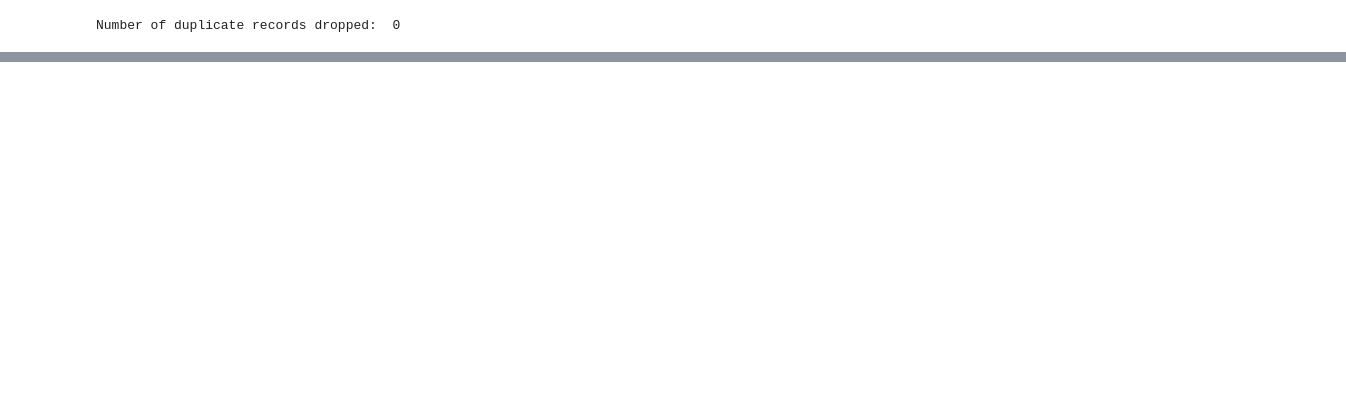
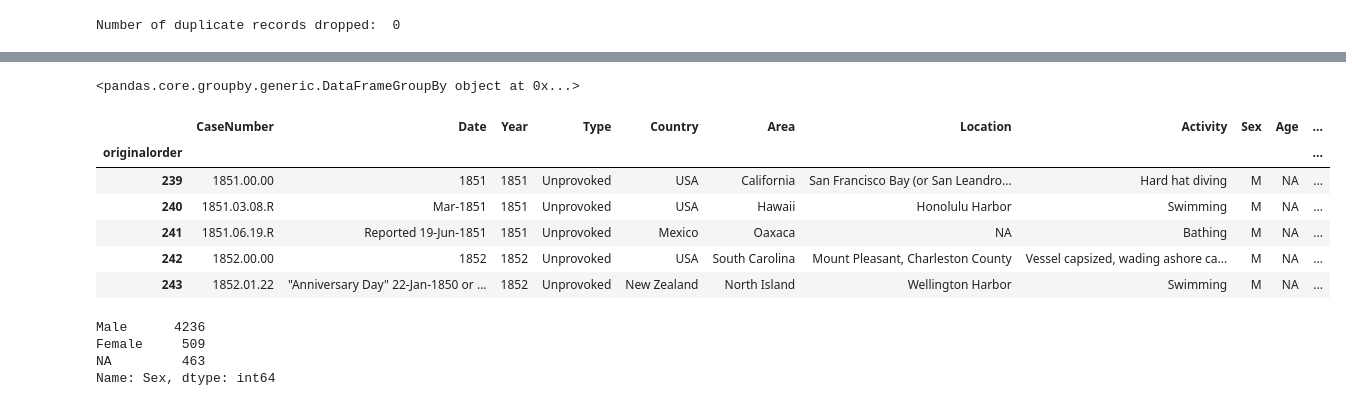
Before and after one commit to Brunadiasmiguel/Shark_attack_data_cleaning, a Jupyter notebook: data-wrangling.ipynb, the cells around one changed output, grey strips where cells are left out. Cells and saved outputs as stored; diff of their text form; code cells hidden in the pictures; blank space fills up the shorter version.

```diff
--- a/data-wrangling.ipynb
+++ b/data-wrangling.ipynb
@@ -299,8 +260,9 @@ Name: Area, Length: 786, dtype: int64
 # %%
-#Group Area with similar words
+#Group Area with similar keywords, in this case found a pattern with Hawaii
 
-csharks.loc[csharks['Area'].str.contains(r'Hawaii')]="Hawaii"
+csharks['Area'][csharks.Area.str.contains(r'Hawaii')] = 'Hawaii'
 
+#To confirm that Hawaii count equals the number of Area names containing Hawaii
 
-csharks
+csharks.Area.value_counts()
 # %% [output]
@@ -335,0 +321,16 @@ Name: Area, Length: 781, dtype: int64
+# %%
+#organise countries
+
+csharks.Country = (csharks.Country
+                            .str.replace('?', '')
+                            .str.replace('&', 'and')
+                            .str.lower()
+                            .str.title()
+                            .str.replace('Usa','USA'))
+
+#check the frequency of attacks by country
+
+country=csharks.Country.value_counts(normalize=True)
+
+
+#question 1: categorise countries as "High Danger Country, Medium, Low"
@@ -335,0 +432,4 @@ Name: Area, Length: 781, dtype: int64
+# %%
+csharks.groupby(by='Age')
+# %% [output]
+<pandas.core.groupby.generic.DataFrameGroupBy object at 0x...>
@@ -335,0 +450,40 @@ Name: Area, Length: 781, dtype: int64
+# %%
+csharks.head()
+
+#Clean un the date, to have the months
+#Couldn´t make it, would like to discuss it
+#Idea was to categorize by seasons to correlate with potential seasonality
+
+#csharks['Month']=csharks.Date.dt.month
+# %% [output]
+|  | CaseNumber | Date | Year | Type | Country | Area | Location | Activity | Sex | Age | ... |
+| originalorder |  |  |  |  |  |  |  |  |  |  | ... |
+| 239 | 1851.00.00 | 1851 | 1851 | Unprovoked | USA | California | San Francisco Bay (or San Leandro... | Hard hat diving | M | NA | ... |
+| 240 | 1851.03.08.R | Mar-1851 | 1851 | Unprovoked | USA | Hawaii | Honolulu Harbor | Swimming | M | NA | ... |
+| 241 | 1851.06.19.R | Reported 19-Jun-1851 | 1851 | Unprovoked | Mexico | Oaxaca | NA | Bathing | M | NA | ... |
+| 242 | 1852.00.00 | 1852 | 1852 | Unprovoked | USA | South Carolina | Mount Pleasant, Charleston County | Vessel capsized, wading ashore ca... | M | NA | ... |
+| 243 | 1852.01.22 | "Anniversary Day" 22-Jan-1850 or ... | 1852 | Unprovoked | New Zealand | North Island | Wellington Harbor | Swimming | M | NA | ... |
+# %%
+#clean up the Gender
+
+#Why doesnt it work with the loc?
+#csharks.loc[csharks.Sex.str.startswith('F')] = 'Female'
+#csharks.loc[csharks['Sex'].str.startswith('M')] = 'Male'
+
+
+csharks['Sex'][csharks.Sex.str.startswith('F')]='Female'
+csharks['Sex'][csharks.Sex.str.startswith('M')]='Male'
+
+
+# filtering bad results all to NA
+
+csharks['Sex'][(csharks['Sex']=='N') |
+               (csharks['Sex']=='lli') |
+              (csharks['Sex']== '.')]='NA'
+
+csharks.Sex.value_counts()
+# %% [output]
+Male      4236
+Female     509
+NA         463
+Name: Sex, dtype: int64
```
Also changed, not shown: parts of 38 cells of this notebook.
